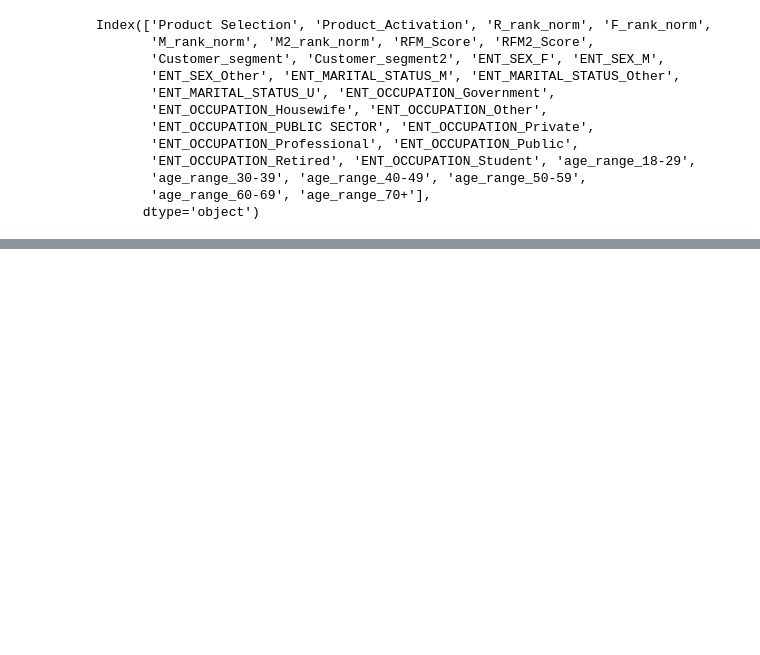
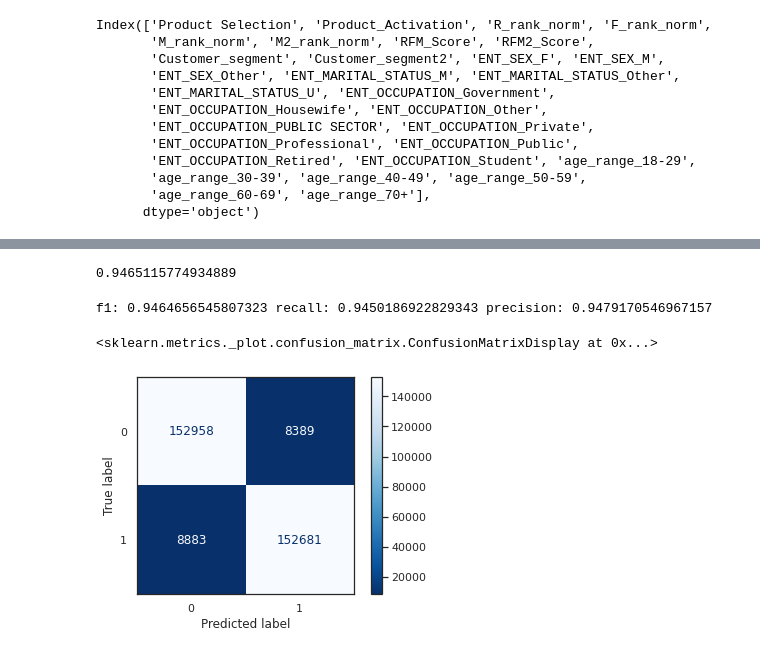
Before and after one commit to vkharatmal/Propensity-score, a Jupyter notebook: Pipelined.ipynb, the cells around one changed output, grey strips where cells are left out. Drawn from its saved outputs; the diff is of its cells as text; code cells hidden in the pictures; blank space fills up the shorter version.

```diff
--- a/Pipelined.ipynb
+++ b/Pipelined.ipynb
@@ -341,0 +356,7 @@ df.shape
+# %%
+xTr,xTe,yTr,yTe=train_test_split(df_smote.drop(columns=['Product_Activation','Product Selection']),
+                                 df_smote.Product_Activation,random_state=42)
+# %%
+lgbm_model=lgb.LGBMClassifier(learning_rate=0.09,max_depth=-5,random_state=42)
+lgbm_model.fit(xTr,yTr,eval_set=[(xTe,yTe),(xTr,yTr)],
+          verbose=20,eval_metric='logloss')
@@ -341,0 +370,15 @@ df.shape
+# %%
+lgbm_model.score(xTe,yTe)
+# %% [output]
+0.9465115774934889
+# %%
+print('f1:',metrics.f1_score(yTe,lgbm_model.predict(xTe)),
+'recall:',metrics.recall_score(yTe,lgbm_model.predict(xTe)),
+'precision:',metrics.precision_score(yTe,lgbm_model.predict(xTe)))
+# %% [output]
+f1: 0.9464656545807323 recall: 0.9450186922829343 precision: 0.9479170546967157
+# %%
+metrics.plot_confusion_matrix(lgbm_model,xTe,yTe,cmap='Blues_r')
+# %% [output]
+<sklearn.metrics._plot.confusion_matrix.ConfusionMatrixDisplay at 0x...>
+[figure, added]
```
Also changed, not shown: parts of 36 cells of this notebook, 1 other file.
